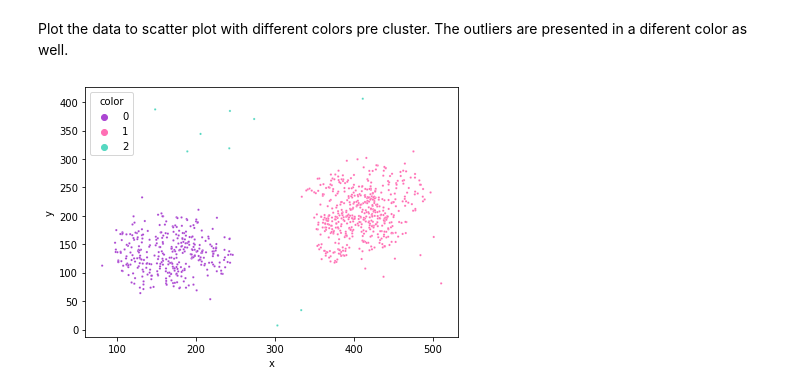
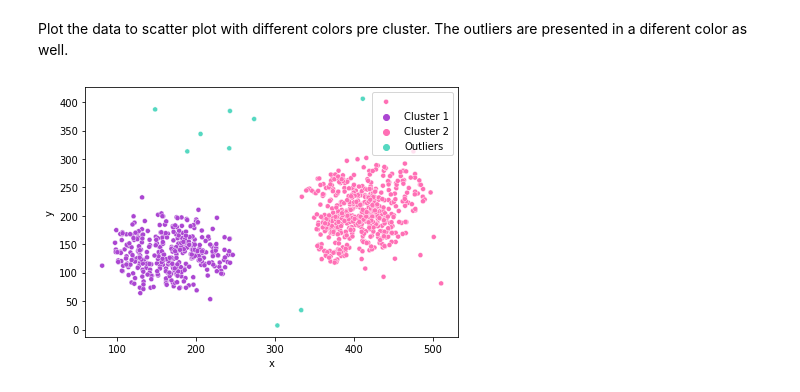
Before and after one commit to zoichatzi/linearScalableOutlierDetect, a Jupyter notebook: images/project1_images.ipynb, the cells around one changed output. Saved outputs shown, nothing was run; the diff lists cells and outputs as text; code cells hidden in the pictures.

```diff
--- a/images/project1_images.ipynb
+++ b/images/project1_images.ipynb
@@ -141,13 +141,13 @@ Plot the data to scatter plot with different colors pre cluster. The outliers ar
 # %%
 from IPython.core.pylabtools import figsize
 import matplotlib.pyplot as plt
 import seaborn as sns
 COLORS = [ '#AB46D2', '#FF6FB5', '#55D8C1', '#FCF69C', '#733C3C', '#B22727', '#B4ECE3', '#FFF8D5', '#FFBD35', '#3FA796', '#8267BE', '#502064', '#FF5D9E', '#8F71FF', '#82ACFF', '#8BFFFF', '#3E3838', '#AE7C7C', '#6CBBB3', '#EFE784', '#072227', '#35858B', '#4FBDBA', '#AEFEFF', '#4B5D67', '#322F3D', '#59405C', '#87556F']
-fig =plt.plot(figsize= (20,20))
+fig =plt.plot()
 plt.tight_layout()
 color_cnt = len(outliers['color'].unique())
-ax = sns.scatterplot(data = outliers, x='x', y='y', hue='color', palette =COLORS[:color_cnt], s=5)
-# ax.legend(['Outliers', 'cluster 1', 'cluster 2'])
+ax = sns.scatterplot(data = outliers, x='x', y='y', hue='color', palette =COLORS[:3], s=25)
+ax.legend(['', 'Cluster 1', 'Cluster 2','Outliers'])
 plt.show()
 # %% [output]
-[figure, old version]
+[figure, new version]
```
